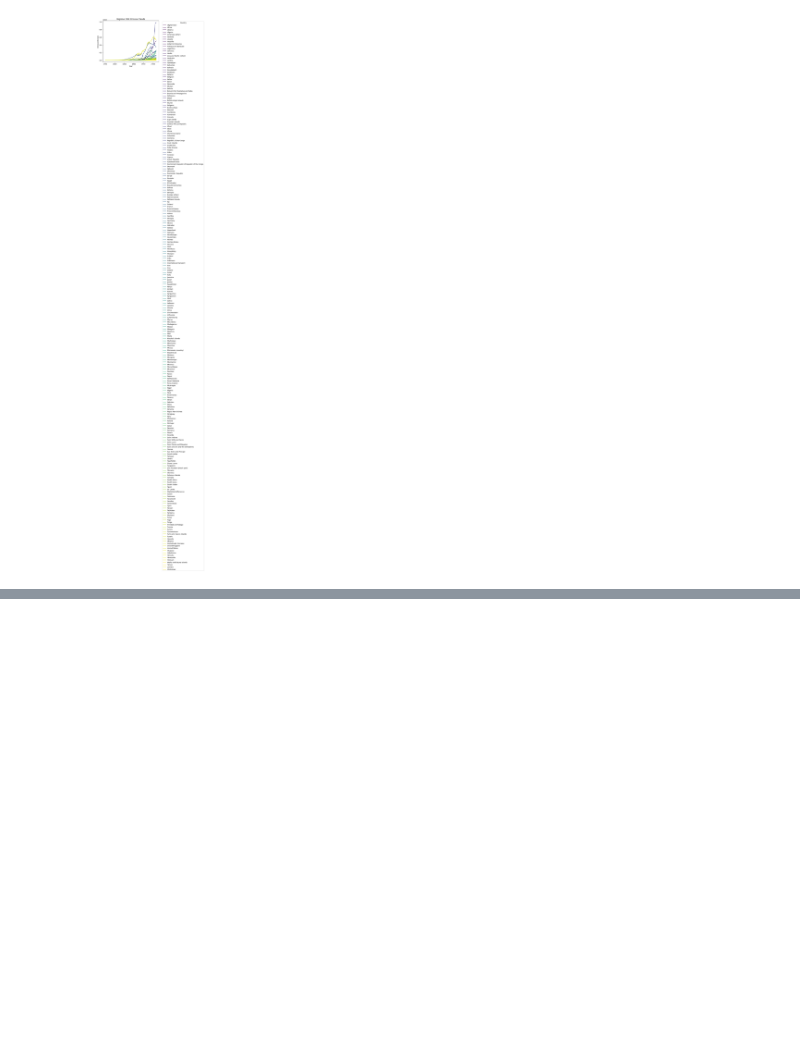
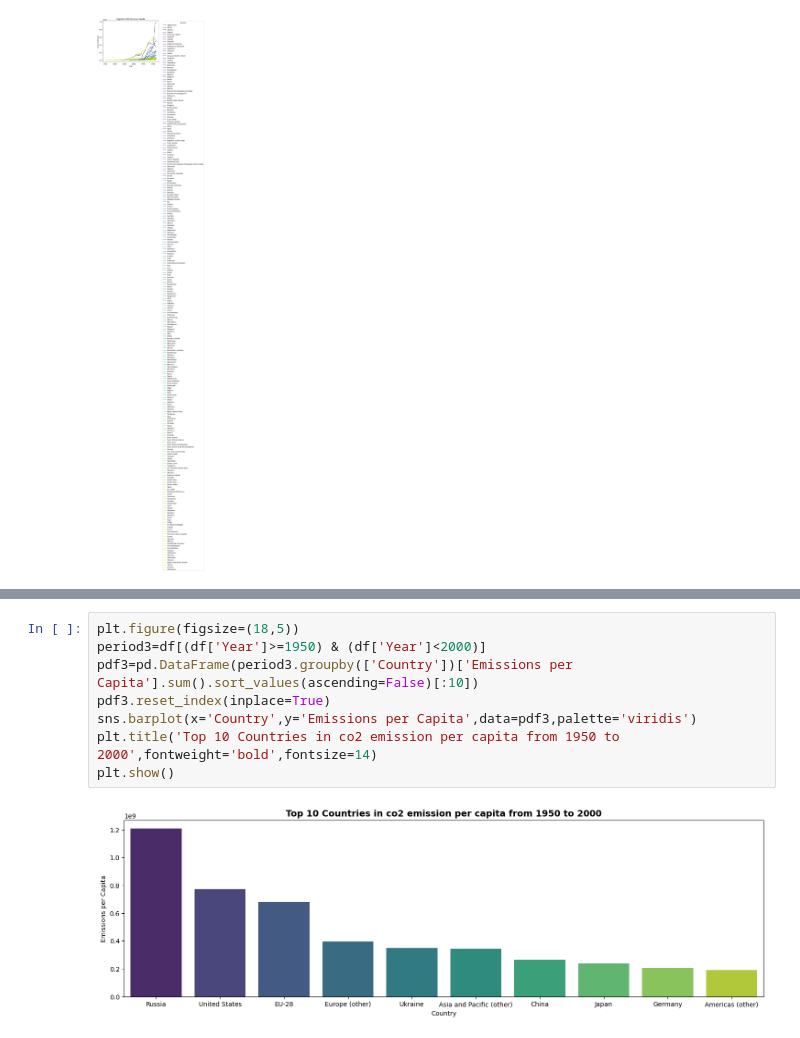
Before and after one commit to abhaygzb15/CO2-Emission-Analysis-and-Prediction, a Jupyter notebook: Emission Analysis/CO2 data analysis.ipynb, the cells around one changed output, grey strips where cells are left out. Cells and saved outputs as stored; diff of their text form; blank space fills up the shorter version.

Commit message:
Plot charts for per capita emission

```diff
--- a/Emission Analysis/CO2 data analysis.ipynb
+++ b/Emission Analysis/CO2 data analysis.ipynb
@@ -439,0 +439,10 @@ plt.show()
+# %%
+plt.figure(figsize=(18,5))
+period3=df[(df['Year']>=1950) & (df['Year']<2000)]
+pdf3=pd.DataFrame(period3.groupby(['Country'])['Emissions per Capita'].sum().sort_values(ascending=False)[:10])
+pdf3.reset_index(inplace=True)
+sns.barplot(x='Country',y='Emissions per Capita',data=pdf3,palette='viridis')
+plt.title('Top 10 Countries in co2 emission per capita from 1950 to 2000',fontweight='bold',fontsize=14)
+plt.show()
+# %% [output]
+[figure, added]
```
Also changed, not shown: parts of 3 cells of this notebook.
